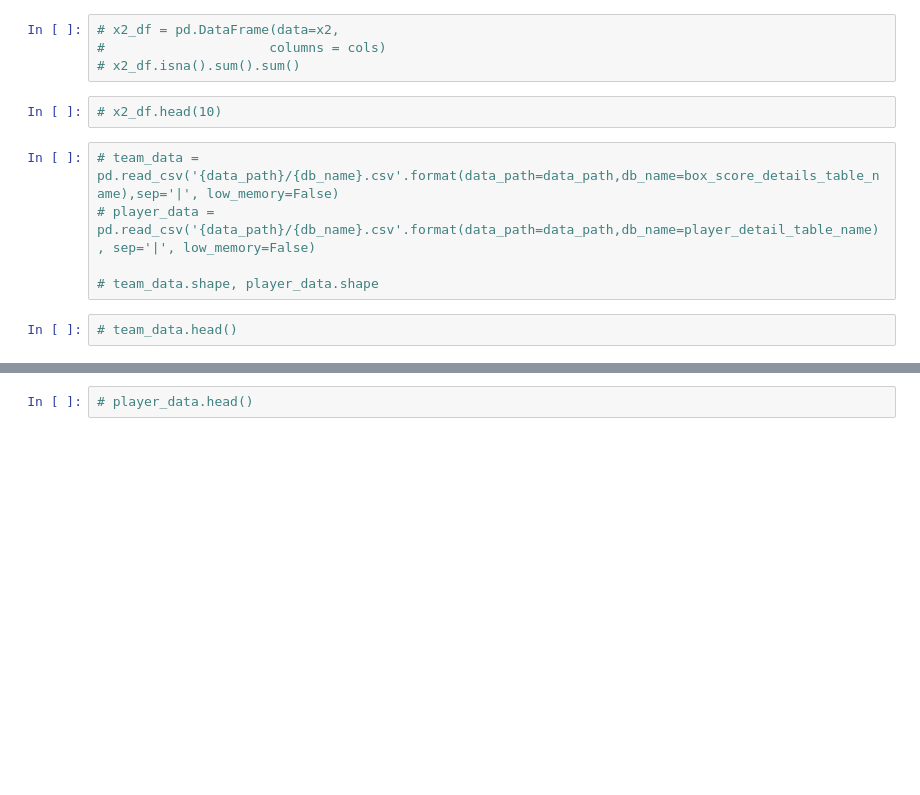
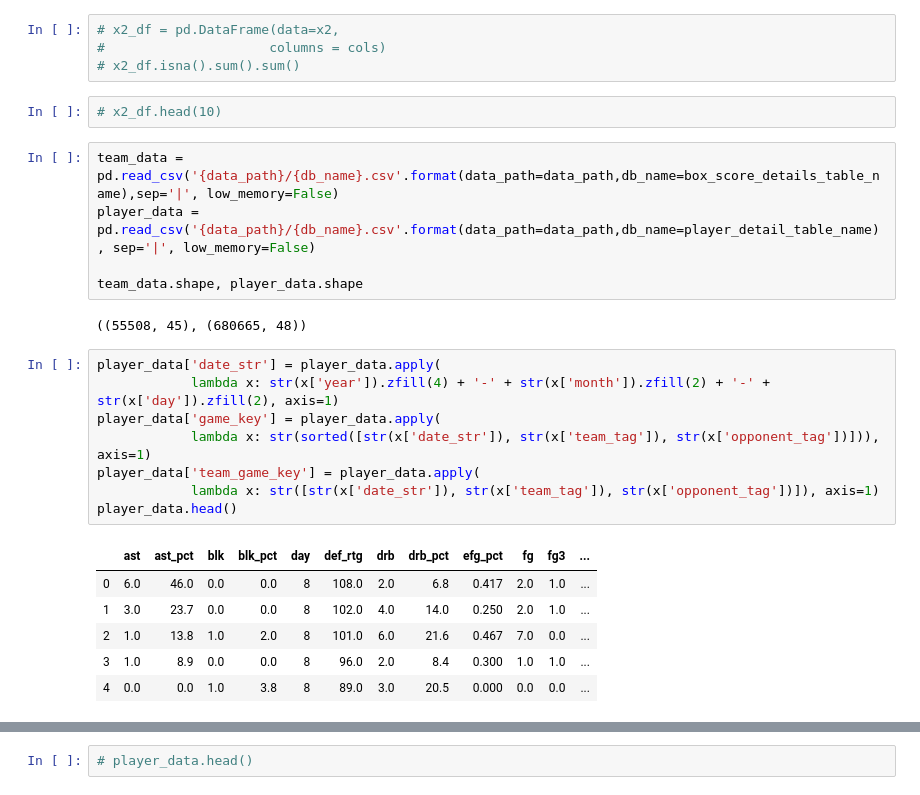
Before and after one commit to tristan00/sports_predictor, a Jupyter notebook: nba/eda.ipynb, the cells around one changed output, grey strips where cells are left out. Drawn from its saved outputs; the diff is of its cells as text; blank space fills up the shorter version.

Commit message:
auto encoders and player features added

```diff
--- a/nba/eda.ipynb
+++ b/nba/eda.ipynb
@@ -68,9 +68,24 @@ pd.set_option('display.width', 1000)
 # %%
 # x2_df.head(10)
 # %%
-# team_data = pd.read_csv('{data_path}/{db_name}.csv'.format(data_path=data_path,db_name=box_score_details_table_name),sep='|', low_memory=False)
-# player_data = pd.read_csv('{data_path}/{db_name}.csv'.format(data_path=data_path,db_name=player_detail_table_name), sep='|', low_memory=False)
+team_data = pd.read_csv('{data_path}/{db_name}.csv'.format(data_path=data_path,db_name=box_score_details_table_name),sep='|', low_memory=False)
+player_data = pd.read_csv('{data_path}/{db_name}.csv'.format(data_path=data_path,db_name=player_detail_table_name), sep='|', low_memory=False)
 
-# team_data.shape, player_data.shape
+team_data.shape, player_data.shape
+# %% [output]
+((55508, 45), (680665, 48))
-# %%
-# team_data.head()
+# %%
+player_data['date_str'] = player_data.apply(
+            lambda x: str(x['year']).zfill(4) + '-' + str(x['month']).zfill(2) + '-' + str(x['day']).zfill(2), axis=1)
+player_data['game_key'] = player_data.apply(
+            lambda x: str(sorted([str(x['date_str']), str(x['team_tag']), str(x['opponent_tag'])])), axis=1)
+player_data['team_game_key'] = player_data.apply(
+            lambda x: str([str(x['date_str']), str(x['team_tag']), str(x['opponent_tag'])]), axis=1)
+player_data.head()
+# %% [output]
+|  | ast | ast_pct | blk | blk_pct | day | def_rtg | drb | drb_pct | efg_pct | fg | fg3 | ... |
+| 0 | 6.0 | 46.0 | 0.0 | 0.0 | 8 | 108.0 | 2.0 | 6.8 | 0.417 | 2.0 | 1.0 | ... |
+| 1 | 3.0 | 23.7 | 0.0 | 0.0 | 8 | 102.0 | 4.0 | 14.0 | 0.250 | 2.0 | 1.0 | ... |
+| 2 | 1.0 | 13.8 | 1.0 | 2.0 | 8 | 101.0 | 6.0 | 21.6 | 0.467 | 7.0 | 0.0 | ... |
+| 3 | 1.0 | 8.9 | 0.0 | 0.0 | 8 | 96.0 | 2.0 | 8.4 | 0.300 | 1.0 | 1.0 | ... |
+| 4 | 0.0 | 0.0 | 1.0 | 3.8 | 8 | 89.0 | 3.0 | 20.5 | 0.000 | 0.0 | 0.0 | ... |
```
Also changed, not shown: parts of 15 cells of this notebook, 3 other files.
